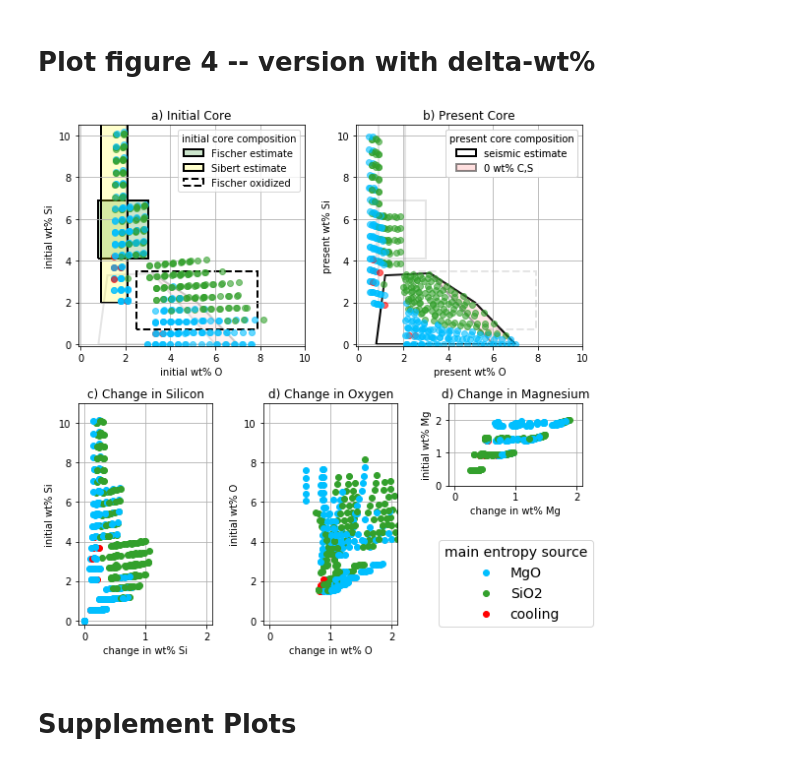
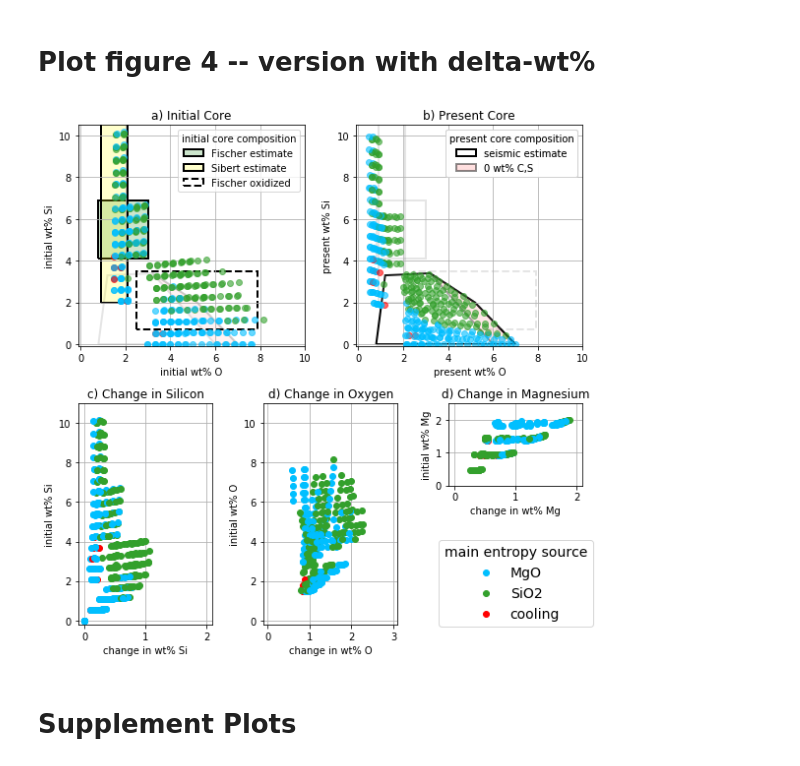
Before and after one commit to nknezek/MgSi-Exsolution, a Jupyter notebook: figures_new/plot final Fischer Plots.ipynb, the cells around one changed output. Drawn from its saved outputs; the diff is of its cells as text; code cells hidden in the pictures.

```diff
--- a/figures_new/plot final Fischer Plots.ipynb
+++ b/figures_new/plot final Fischer Plots.ipynb
@@ -463,35 +463,35 @@ for x,y,c in zip(xvar,yvar,colors):
     plt.plot(x,y,'o',color=c)
 plt.xlabel('change in wt% O')
 plt.ylabel('initial wt% O')
 plt.title('d) Change in Oxygen')
 plt.ylim(-.2,11)
-plt.xlim(-.1,2.1)
+plt.xlim(-.1,3.1)
 plt.grid()
 
 ax = plt.subplot(gs[2:3,4:6])
 yvar = df['wt_Mg_0']
 xvar = yvar-df['wt_Mg_p']
 for x,y,c in zip(xvar,yvar,colors):
     plt.plot(x,y,'o',color=c)
 plt.xlabel('change in wt% Mg')
 plt.ylabel('initial wt% Mg')
 plt.title('d) Change in Magnesium')
 plt.yticks([0,1,2])
 plt.ylim(0,2.5)
 plt.xlim(-.1,2.1)
 plt.grid()
 
 ax = plt.subplot(gs[3:4,4:6])
 ax.axis('off')
 cnl = np.array([cnames.index(v)/3 for v in cnames])
 lpatchs = [ plt.plot([],[], marker='o', ls="", mec=None, color=get_color(cnames[i]),
             label="{:s}".format(cnames[i]) )[0]  for i in range(len(cnames)) ]
 leg1 = plt.legend(handles=lpatchs[1:], title='main entropy source', loc='center', fontsize=14)
 plt.setp(leg1.get_title(),fontsize=14)
 plt.tight_layout()
 plt.savefig('figure4_deltawtp_2wtMg.pdf')
 # %% [output]
-[figure, old version]
+[figure, new version]
 # %% [markdown]
 # Supplement Plots
 # %% [markdown]
```
Also changed, not shown: parts of 1 cell of this notebook, 7 other files.
